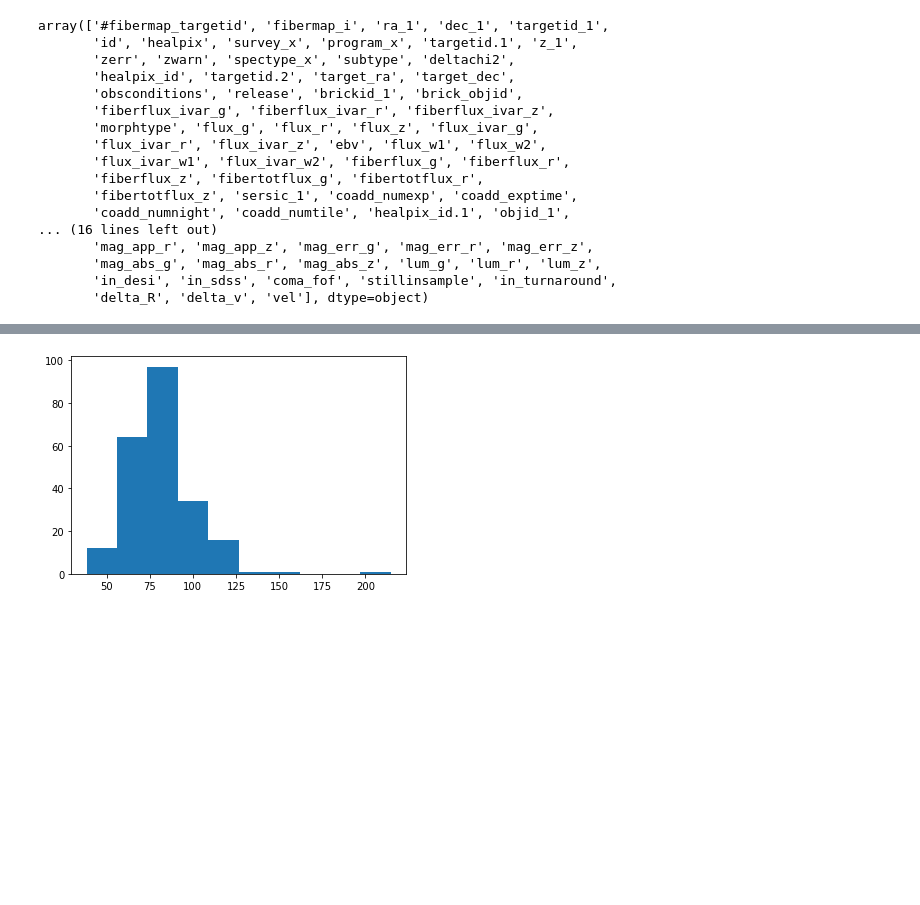
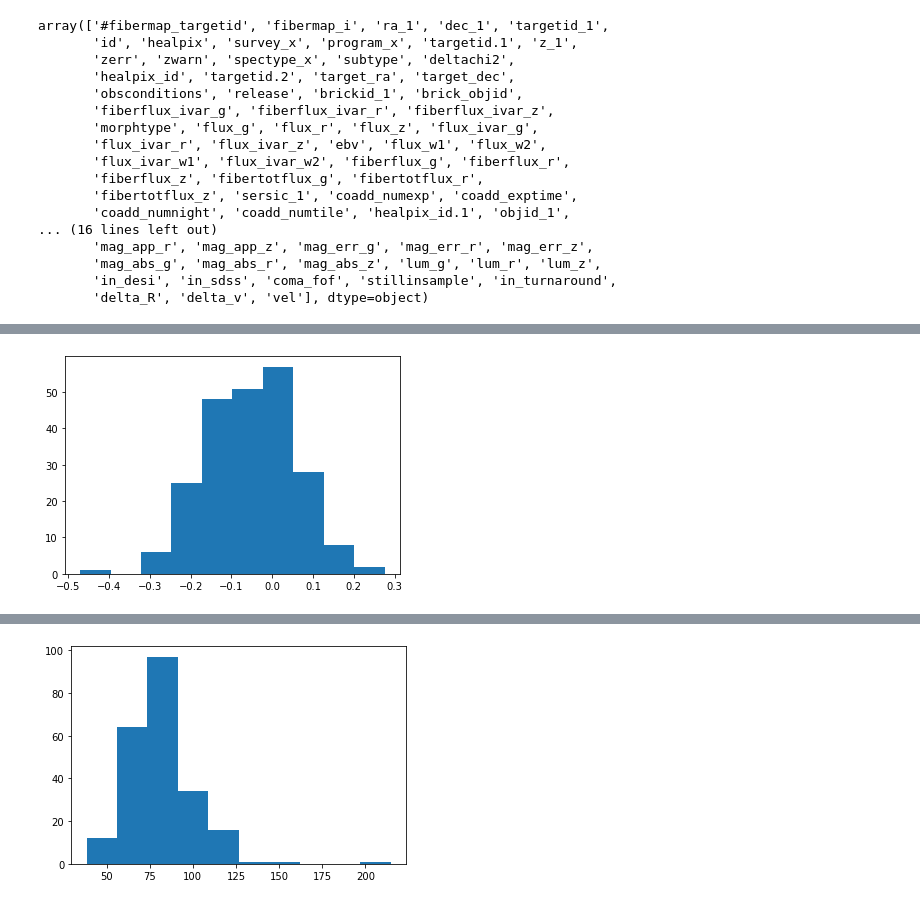
Before and after one commit to KSaid-1/DESI_fuji_FP, a Jupyter notebook: Coma_distance_v01.ipynb, the cells around one changed output, grey strips where cells are left out. Cells and saved outputs as stored; diff of their text form; code cells hidden in the pictures; blank space fills up the shorter version.

```diff
--- a/Coma_distance_v01.ipynb
+++ b/Coma_distance_v01.ipynb
@@ -105 +133,6 @@ array(['#fibermap_targetid', 'fibermap_i', 'ra_1', 'dec_1', 'targetid_1',
+# %%
+plt.hist(coma_merged.logdist_corr)
+plt.show()
+# %% [output]
+[figure, added]
 # %%
```
Also changed, not shown: parts of 13 cells of this notebook.
